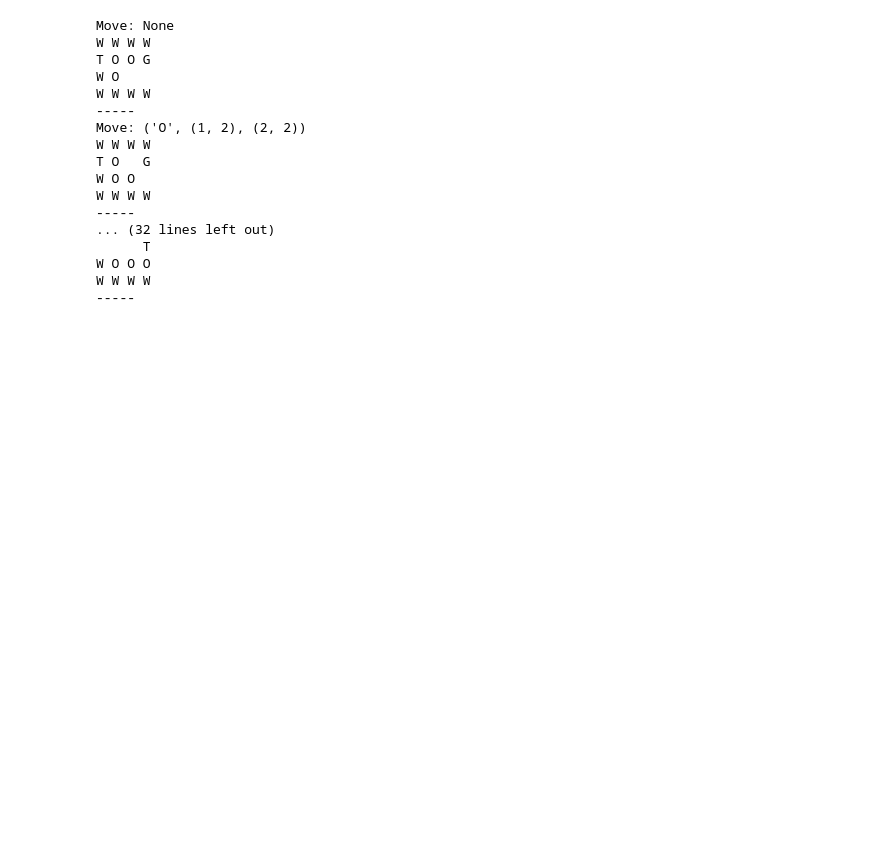
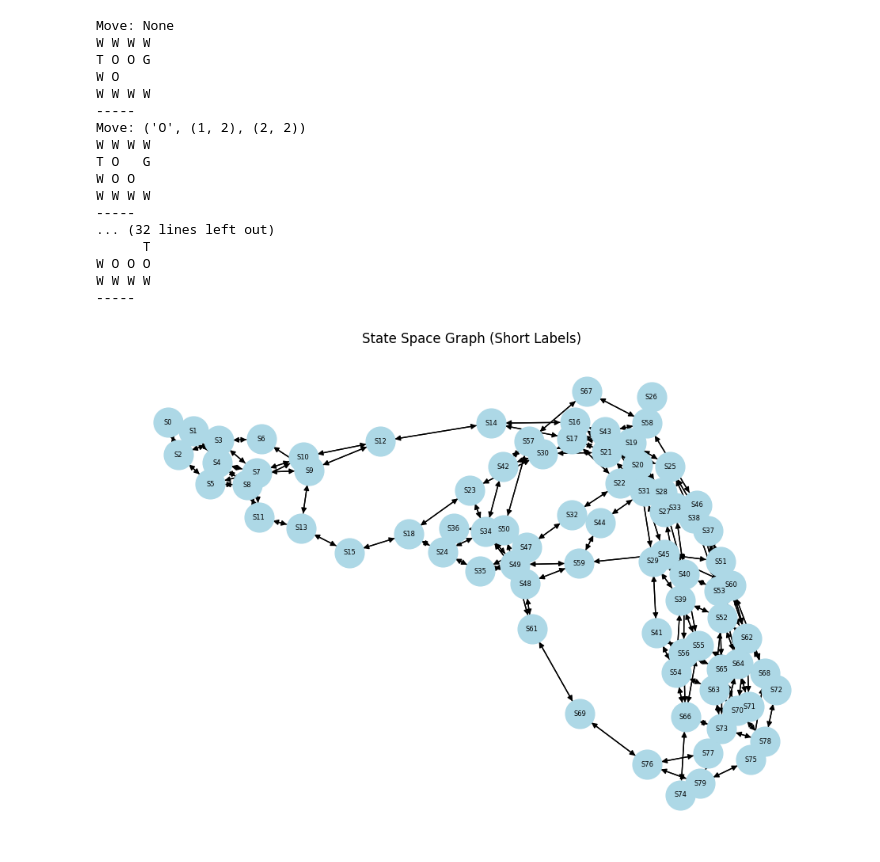
Before and after one commit to keechongwei/SC1015, a Jupyter notebook: lab8.ipynb, the cells around one changed output. Drawn from its saved outputs; the diff is of its cells as text; code cells hidden in the pictures; blank space fills up the shorter version.

Commit message:
added code for bfs and dfs and generate state space tree

```diff
--- a/lab8.ipynb
+++ b/lab8.ipynb
@@ -229,3 +345,55 @@ W W W W
 W O O O
 W W W W
 -----
+# %%
+import networkx as nx
+import matplotlib.pyplot as plt
+
+def visualize_state_graph(graph):
+    # 1) Create a mapping from state -> short ID
+    state_to_id = {}
+    id_to_state = {}
+    idx = 0
+
+    for state in graph.keys():
+        state_to_id[state] = f"S{idx}"
+        id_to_state[f"S{idx}"] = state
+        idx += 1
+
+    # Also map neighbors
+    for state, neighbors in graph.items():
+        for nb in neighbors:
+            if nb not in state_to_id:
+                state_to_id[nb] = f"S{idx}"
+                id_to_state[f"S{idx}"] = nb
+                idx += 1
+
+    # 2) Build the NetworkX graph
+    G = nx.DiGraph()
+    for state, neighbors in graph.items():
+        state_id = state_to_id[state]
+        G.add_node(state_id)
+        for nb in neighbors:
+            nb_id = state_to_id[nb]
+            G.add_node(nb_id)
+            G.add_edge(state_id, nb_id)
+
+    # 3) Draw with smaller node size and font
+    pos = nx.spring_layout(G, seed=42)
+    plt.figure(figsize=(12, 8))
+    nx.draw_networkx(
+        G,
+        pos,
+        with_labels=True,
+        node_size=700,
+        node_color="lightblue",
+        arrows=True,
+        font_size=6
+    )
+    plt.title("State Space Graph (Short Labels)")
+    plt.axis("off")
+    plt.show()
+graph = build_state_graph(mazeTuple)
+visualize_state_graph(graph)
+# %% [output]
+[figure, added]
```
Also changed, not shown: parts of 6 cells of this notebook.
